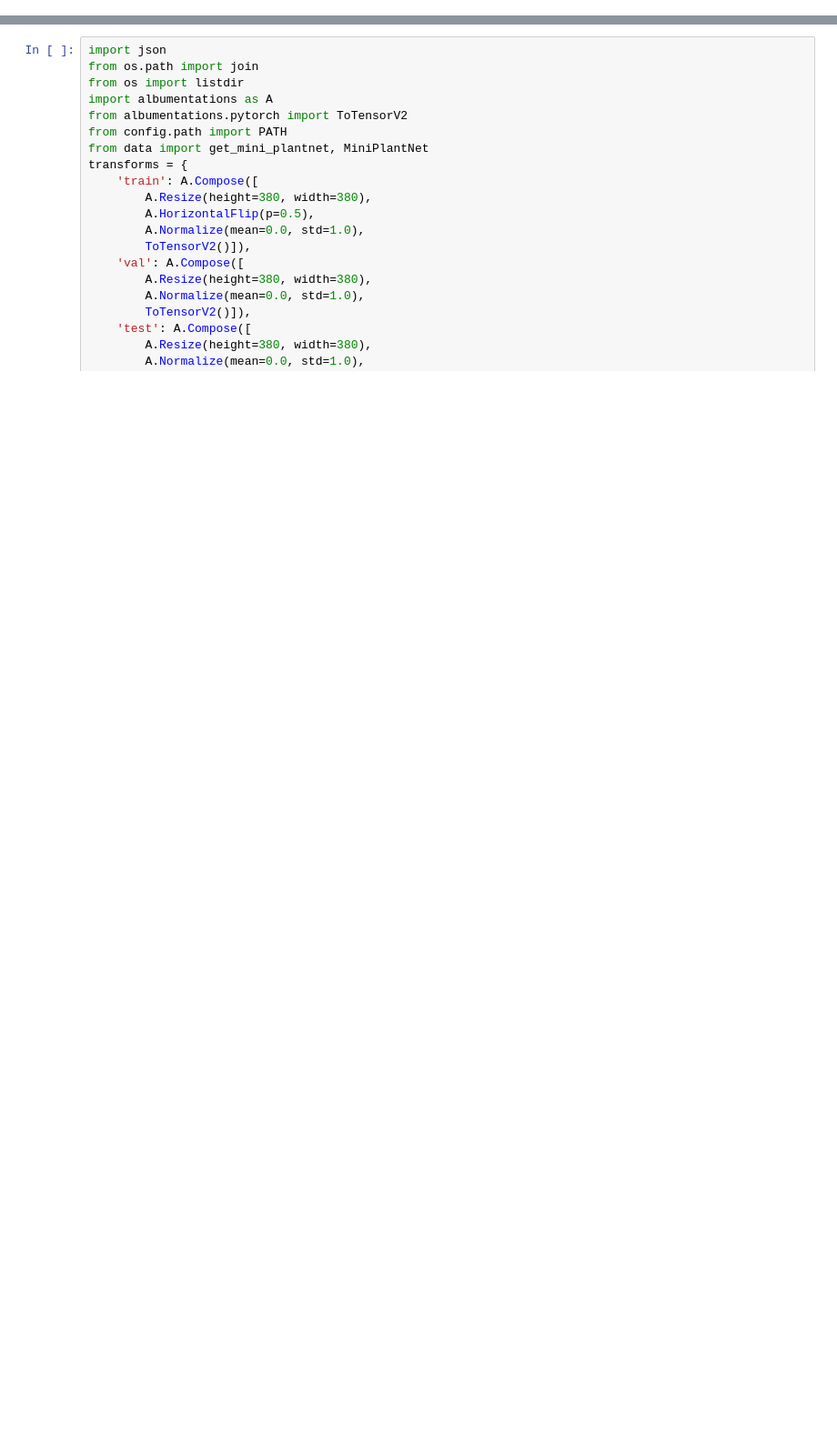
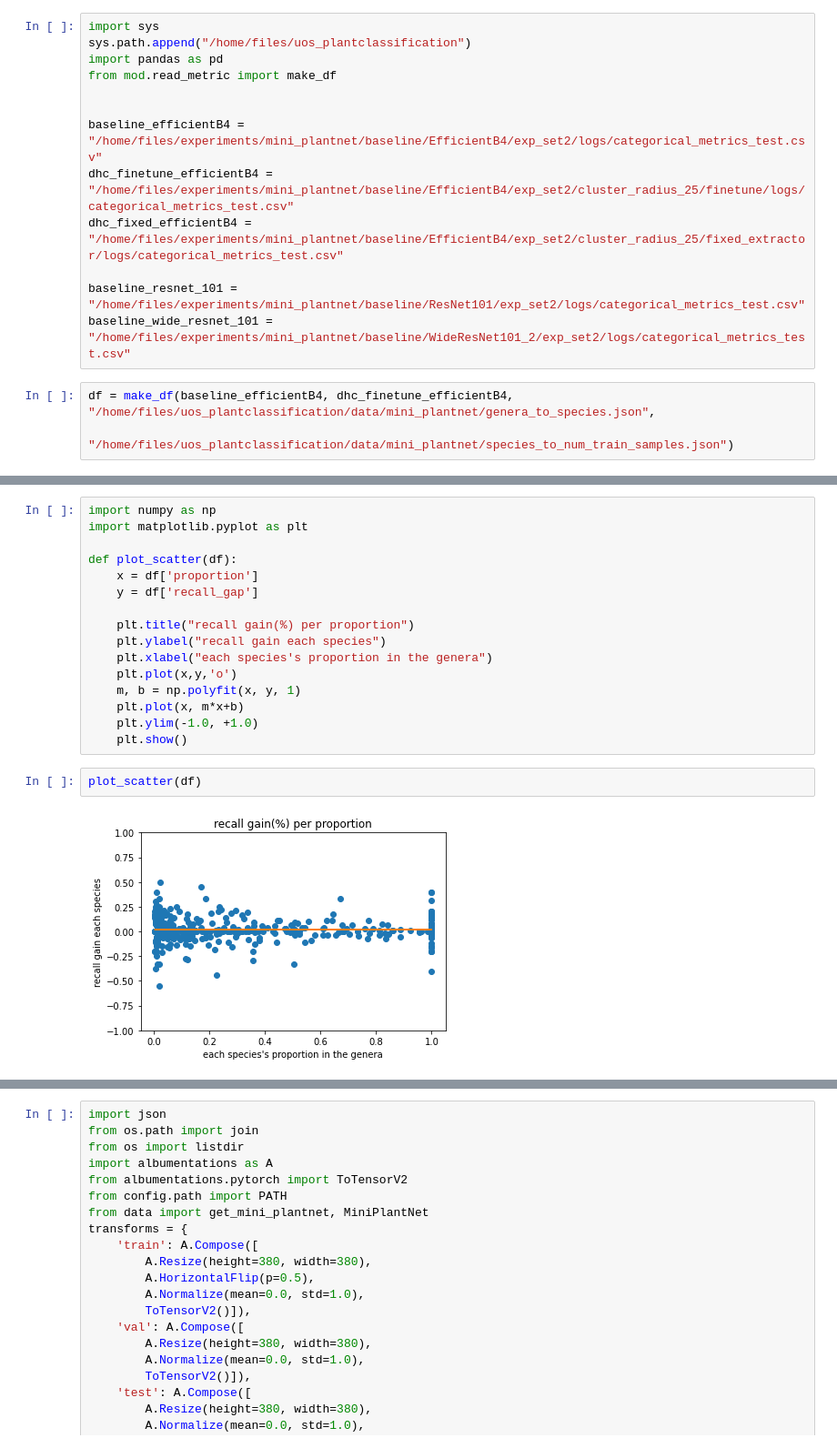
Before and after one commit to hukim1112/uos_plantclassification, a Jupyter notebook: jupyters/metric_analysis.ipynb, the cells around one changed output, grey strips where cells are left out. Shown at 91% size. Cells and saved outputs as stored; diff of their text form; blank space fills up the shorter version.

```diff
--- a/jupyters/metric_analysis.ipynb
+++ b/jupyters/metric_analysis.ipynb
@@ -12,0 +1,16 @@ df2 = pd.read_csv(dhc_metric_path)
+# %%
+import sys
+sys.path.append("/home/files/uos_plantclassification")
+import pandas as pd
+from mod.read_metric import make_df
+
+
+baseline_efficientB4 = "/home/files/experiments/mini_plantnet/baseline/EfficientB4/exp_set2/logs/categorical_metrics_test.csv"
+dhc_finetune_efficientB4 = "/home/files/experiments/mini_plantnet/baseline/EfficientB4/exp_set2/cluster_radius_25/finetune/logs/categorical_metrics_test.csv"
+dhc_fixed_efficientB4 = "/home/files/experiments/mini_plantnet/baseline/EfficientB4/exp_set2/cluster_radius_25/fixed_extractor/logs/categorical_metrics_test.csv"
+
+baseline_resnet_101 = "/home/files/experiments/mini_plantnet/baseline/ResNet101/exp_set2/logs/categorical_metrics_test.csv"
+baseline_wide_resnet_101 = "/home/files/experiments/mini_plantnet/baseline/WideResNet101_2/exp_set2/logs/categorical_metrics_test.csv"
+# %%
+df = make_df(baseline_efficientB4, dhc_finetune_efficientB4, "/home/files/uos_plantclassification/data/mini_plantnet/genera_to_species.json",
+             "/home/files/uos_plantclassification/data/mini_plantnet/species_to_num_train_samples.json")
@@ -12,0 +23,20 @@ df2 = pd.read_csv(dhc_metric_path)
+# %%
+import numpy as np
+import matplotlib.pyplot as plt
+
+def plot_scatter(df):
+    x = df['proportion']
+    y = df['recall_gap']
+
+    plt.title("recall gain(%) per proportion")
+    plt.ylabel("recall gain each species")
+    plt.xlabel("each species's proportion in the genera")
+    plt.plot(x,y,'o')
+    m, b = np.polyfit(x, y, 1)
+    plt.plot(x, m*x+b)
+    plt.ylim(-1.0, +1.0)
+    plt.show()
+# %%
+plot_scatter(df)
+# %% [output]
+[figure, added]
```
Also changed, not shown: parts of 16 cells of this notebook, 19 other files.
